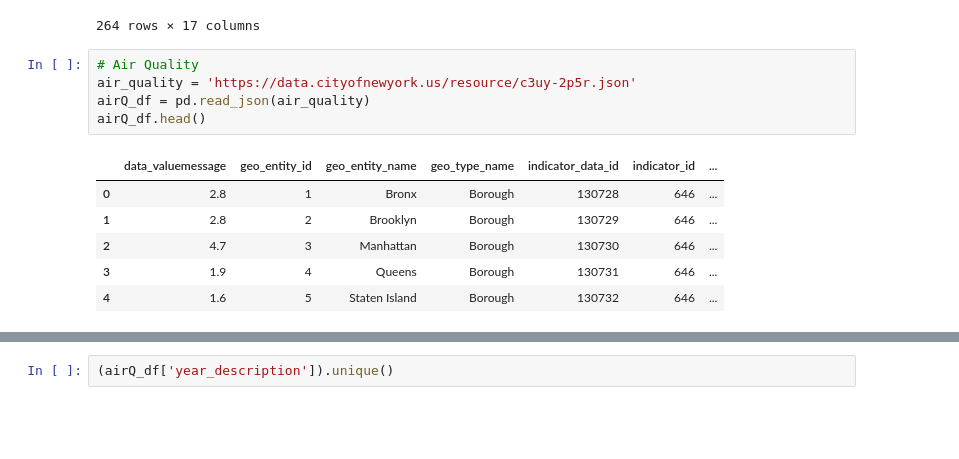
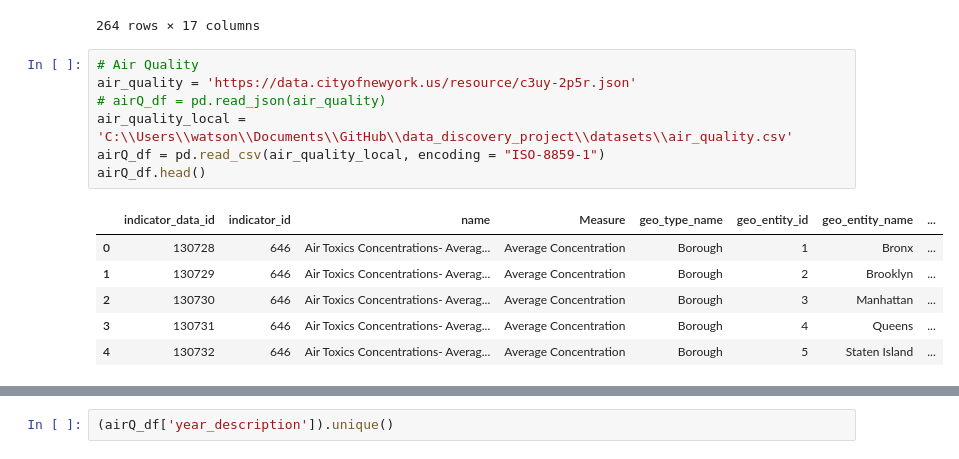
Before and after one commit to cww5/data_discovery_project, a Jupyter notebook: Untitled.ipynb, the cells around one changed output, grey strips where cells are left out. Saved outputs shown, nothing was run; the diff lists cells and outputs as text; blank space fills up the shorter version.

```diff
--- a/Untitled.ipynb
+++ b/Untitled.ipynb
@@ -278,12 +278,14 @@ sara_df.notna()
 # %%
 # Air Quality
 air_quality = 'https://data.cityofnewyork.us/resource/c3uy-2p5r.json'
-airQ_df = pd.read_json(air_quality)
+# airQ_df = pd.read_json(air_quality)
+air_quality_local = 'C:\\Users\\watson\\Documents\\GitHub\\data_discovery_project\\datasets\\air_quality.csv'
+airQ_df = pd.read_csv(air_quality_local, encoding = "ISO-8859-1")
 airQ_df.head()
 # %% [output]
-|  | data_valuemessage | geo_entity_id | geo_entity_name | geo_type_name | indicator_data_id | indicator_id | ... |
-| 0 | 2.8 | 1 | Bronx | Borough | 130728 | 646 | ... |
-| 1 | 2.8 | 2 | Brooklyn | Borough | 130729 | 646 | ... |
-| 2 | 4.7 | 3 | Manhattan | Borough | 130730 | 646 | ... |
-| 3 | 1.9 | 4 | Queens | Borough | 130731 | 646 | ... |
-| 4 | 1.6 | 5 | Staten Island | Borough | 130732 | 646 | ... |
+|  | indicator_data_id | indicator_id | name | Measure | geo_type_name | geo_entity_id | geo_entity_name | ... |
+| 0 | 130728 | 646 | Air Toxics Concentrations- Averag... | Average Concentration | Borough | 1 | Bronx | ... |
+| 1 | 130729 | 646 | Air Toxics Concentrations- Averag... | Average Concentration | Borough | 2 | Brooklyn | ... |
+| 2 | 130730 | 646 | Air Toxics Concentrations- Averag... | Average Concentration | Borough | 3 | Manhattan | ... |
+| 3 | 130731 | 646 | Air Toxics Concentrations- Averag... | Average Concentration | Borough | 4 | Queens | ... |
+| 4 | 130732 | 646 | Air Toxics Concentrations- Averag... | Average Concentration | Borough | 5 | Staten Island | ... |
```
Also changed, not shown: parts of 14 cells of this notebook, 1 other file.
